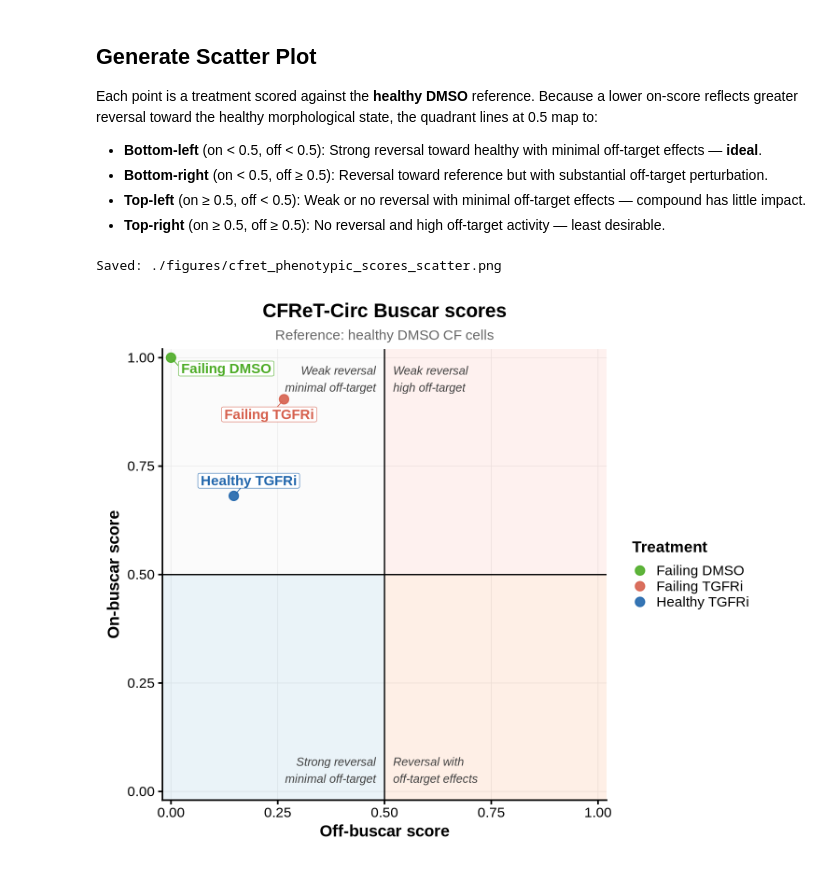
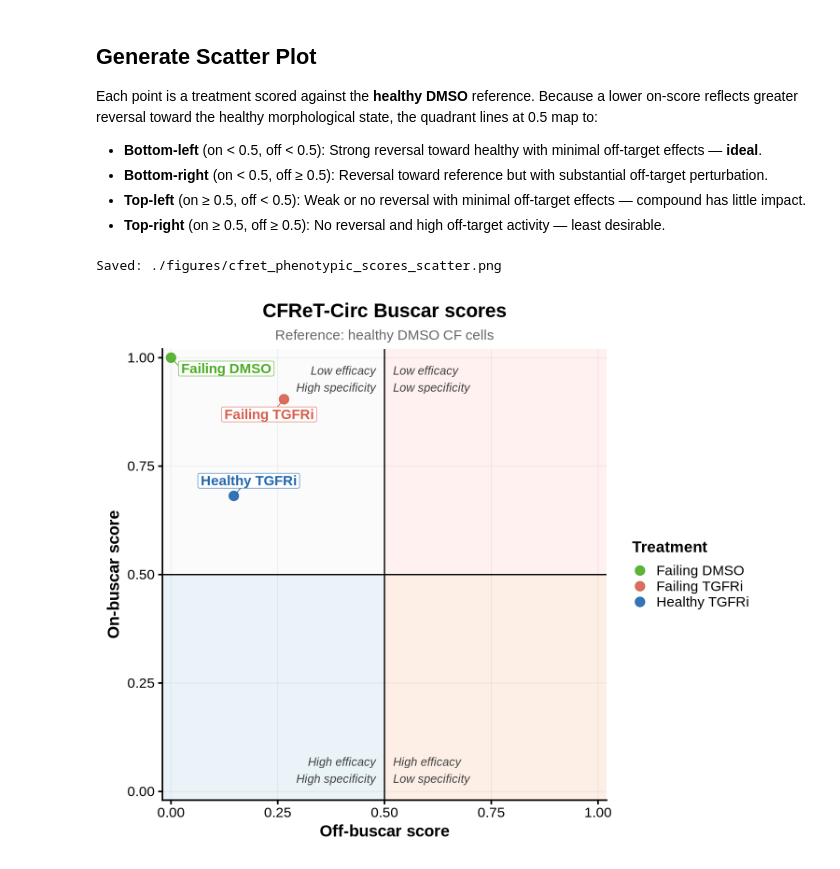
Before and after one commit to WayScience/buscar, a Jupyter notebook: notebooks/2.cfret-analysis/plots/4.cfret-compound-scores-plot.ipynb, the cells around one changed output. Cells and saved outputs as stored; diff of their text form; code cells hidden in the pictures.

Commit message:
small label changes

```diff
--- a/notebooks/2.cfret-analysis/plots/4.cfret-compound-scores-plot.ipynb
+++ b/notebooks/2.cfret-analysis/plots/4.cfret-compound-scores-plot.ipynb
@@ -77,14 +77,14 @@ scores_plot <- ggplot(scores_df, aes(x = off_score, y = on_score, color = treatm
 
   # Quadrant annotation labels — all left-aligned within their quadrant
   # Left quadrants: text on the right side (near center line)
-  annotate("text", x = 0.48, y = 0.02, label = "Strong reversal\nminimal off-target",
+  annotate("text", x = 0.48, y = 0.02, label = "High efficacy\nHigh specificity",
            hjust = 1, vjust = 0, size = 5.3, fontface = "italic", color = "gray25") +
-  annotate("text", x = 0.48, y = 0.98, label = "Weak reversal\nminimal off-target",
+  annotate("text", x = 0.48, y = 0.98, label = "Low efficacy\nHigh specificity",
            hjust = 1, vjust = 1, size = 5.3, fontface = "italic", color = "gray25") +
   # Right quadrants: text on the left side (near center line)
-  annotate("text", x = 0.52, y = 0.02, label = "Reversal with\noff-target effects",
+  annotate("text", x = 0.52, y = 0.02, label = "High efficacy\nLow specificity",
            hjust = 0, vjust = 0, size = 5.3, fontface = "italic", color = "gray25") +
-  annotate("text", x = 0.52, y = 0.98, label = "Weak reversal\nhigh off-target",
+  annotate("text", x = 0.52, y = 0.98, label = "Low efficacy\nLow specificity",
            hjust = 0, vjust = 1, size = 5.3, fontface = "italic", color = "gray25") +
 
   # Data points
@@ -119,31 +119,31 @@ scores_plot <- ggplot(scores_df, aes(x = off_score, y = on_score, color = treatm
     y        = "On-buscar score",
     title    = "CFReT-Circ Buscar scores",
     subtitle = "Reference: healthy DMSO CF cells",
     color    = "Treatment"
   ) +
 
   # Publication theme — all text elements 40% larger than baseline
   theme_classic(base_size = 22) +
   theme(
     plot.title       = element_text(hjust = 0.5, face = "bold", size = 25),
     plot.subtitle    = element_text(hjust = 0.5, color = "gray40", size = 18, margin = margin(b = 8)),
     axis.title       = element_text(face = "bold", size = 21),
     axis.text        = element_text(size = 18),
     legend.position  = "right",
     legend.title     = element_text(face = "bold", size = 20),
     legend.text      = element_text(size = 18),
     legend.key.size  = unit(1.4, "lines"),
     panel.grid.major = element_line(color = "gray88", linewidth = 0.4),
     panel.grid.minor = element_blank(),
     plot.margin      = margin(15, 15, 15, 15)
   )
 
 # Save
 output_path <- file.path(output_dir, "cfret_phenotypic_scores_scatter.png")
 ggsave(output_path, scores_plot, width = width, height = height, dpi = 300, bg = "white")
 cat("Saved:", output_path, "\n")
 
 scores_plot
 # %% [output]
 Saved: ./figures/cfret_phenotypic_scores_scatter.png
-[figure, old version]
+[figure, new version]
```
Also changed, not shown: 4 other files.
